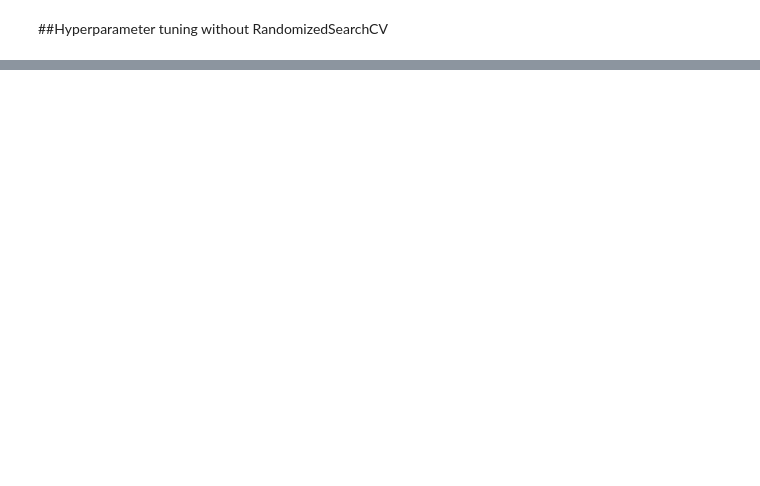
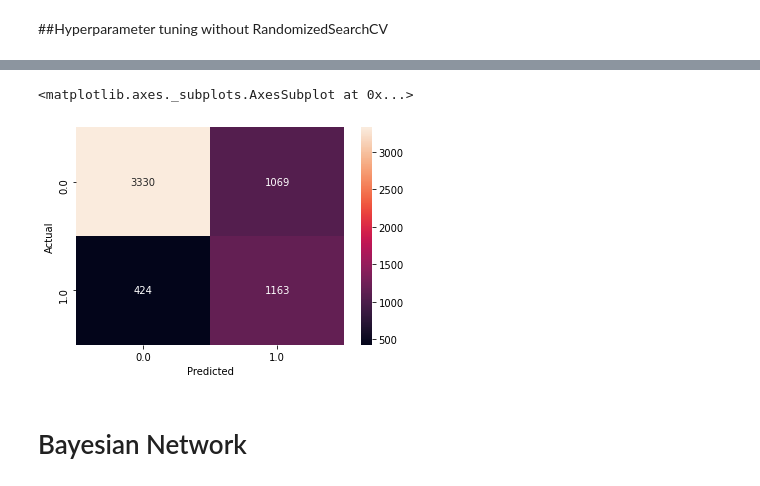
Before and after one commit to viktorjovev/TelecomChurnAnalysis, a Jupyter notebook: TelecomUsers.ipynb, the cells around one changed output, grey strips where cells are left out. Drawn from its saved outputs; the diff is of its cells as text; code cells hidden in the pictures; blank space fills up the shorter version.

```diff
--- a/TelecomUsers.ipynb
+++ b/TelecomUsers.ipynb
@@ -845,0 +909,4 @@ Tuned model f1 score: 0.5347985347985348
+# %%
+hyper_model = GaussianNB()
+nb_scores = cross_validate(hyper_model, pd.concat([x_train_ord,x_val_ord]), pd.concat([y_train_ord,y_val_ord]), scoring='f1_macro', cv=15)
+nb_scores
@@ -845,0 +923,10 @@ Tuned model f1 score: 0.5347985347985348
+# %%
+predicted = cross_val_predict(hyper_model, ord_dataX , ord_dataY, cv=15)
+result_df = pd.DataFrame({'actual': ord_dataY, 'predicted': predicted})
+confusion_matrix = pd.crosstab(result_df['actual'],result_df['predicted'],rownames=['Actual'], colnames=['Predicted'])
+sns.heatmap(confusion_matrix, annot=True,fmt='g')
+# %% [output]
+<matplotlib.axes._subplots.AxesSubplot at 0x...>
+[figure, added]
+# %% [markdown]
+# Bayesian Network
```
Also changed, not shown: parts of 24 cells of this notebook.
